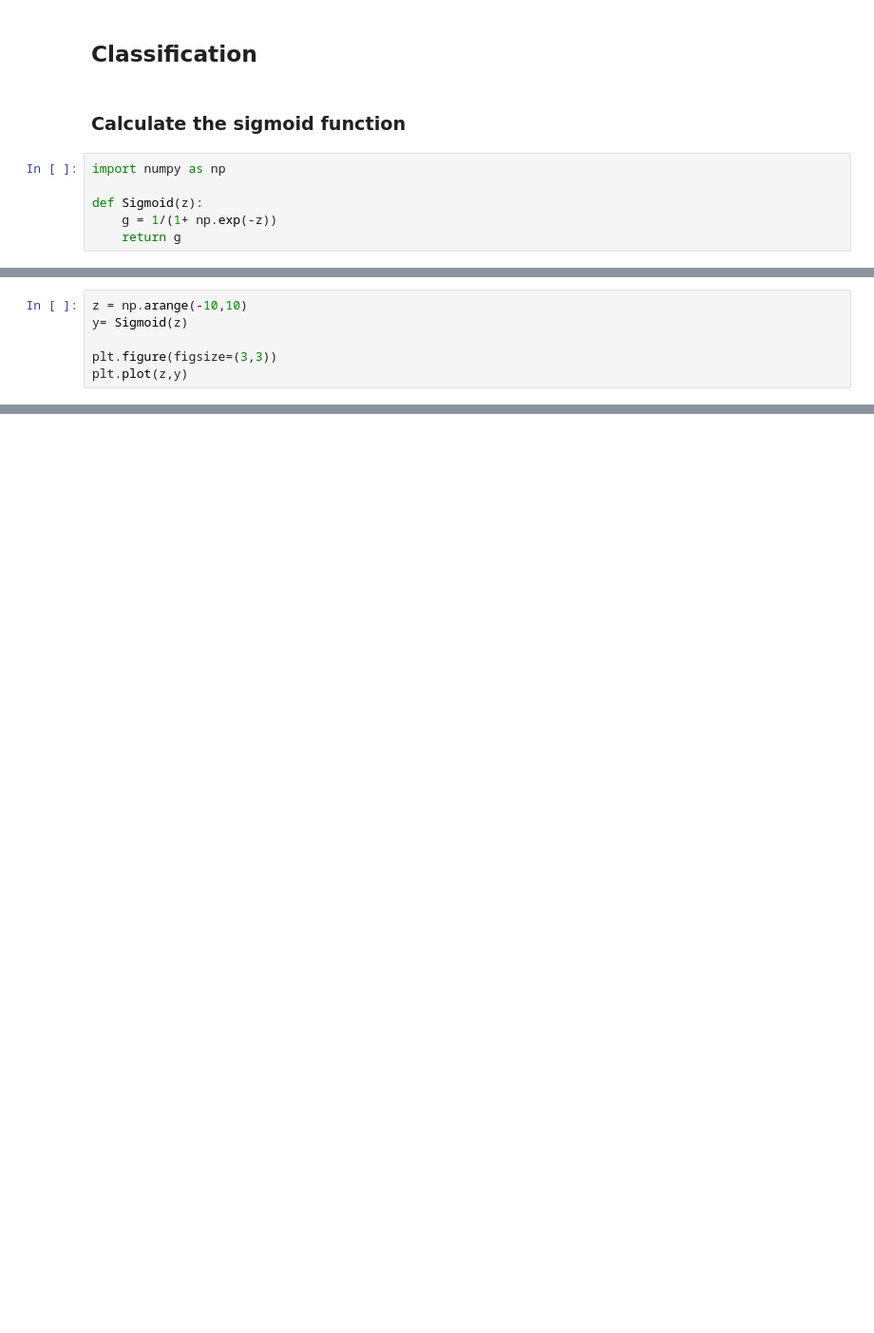
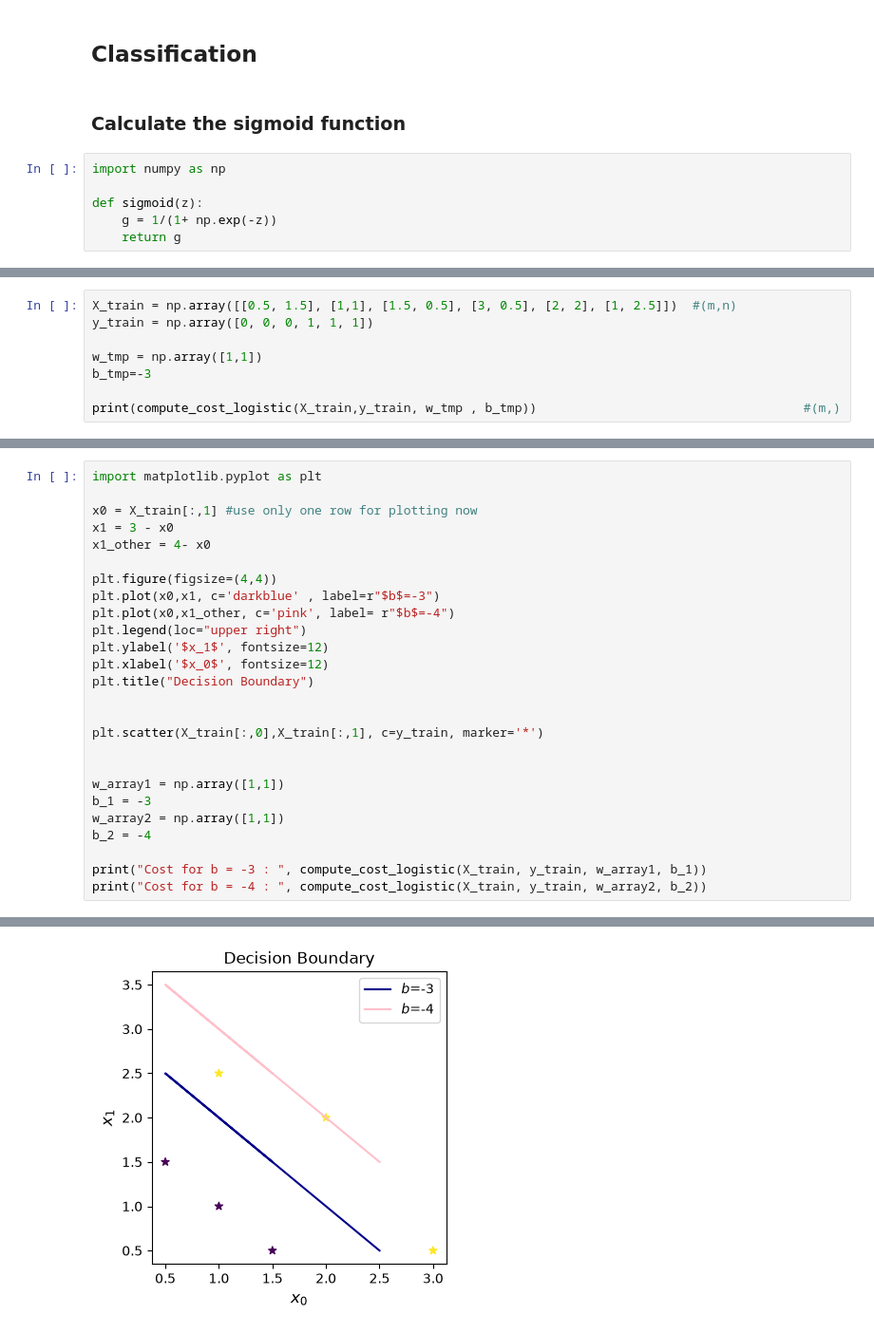
Before and after one commit to DeyNik/andrew-ng-ml-dl-notebooks, a Jupyter notebook: ml-specialization/c1_w3_classification.ipynb, the cells around one changed output, grey strips where cells are left out. Shown at 95% size. Drawn from its saved outputs; the diff is of its cells as text; blank space fills up the shorter version.

Commit message:
c1, week 3 logistic regression

```diff
--- a/ml-specialization/c1_w3_classification.ipynb
+++ b/ml-specialization/c1_w3_classification.ipynb
@@ -5,6 +5,6 @@
 # %%
 import numpy as np
 
-def Sigmoid(z):
+def sigmoid(z):
     g = 1/(1+ np.exp(-z))
     return g
@@ -11,7 +33,9 @@ def Sigmoid(z):
 # %%
-z = np.arange(-10,10)
-y= Sigmoid(z)
+X_train = np.array([[0.5, 1.5], [1,1], [1.5, 0.5], [3, 0.5], [2, 2], [1, 2.5]])  #(m,n)
+y_train = np.array([0, 0, 0, 1, 1, 1])
 
-plt.figure(figsize=(3,3))
-plt.plot(z,y)
+w_tmp = np.array([1,1])
+b_tmp=-3
+
+print(compute_cost_logistic(X_train,y_train, w_tmp , b_tmp))                                    #(m,)
 # %% [output]
@@ -37,0 +45,27 @@ def cost_function():
+# %%
+import matplotlib.pyplot as plt
+
+x0 = X_train[:,1] #use only one row for plotting now
+x1 = 3 - x0
+x1_other = 4- x0
+
+plt.figure(figsize=(4,4))
+plt.plot(x0,x1, c='darkblue' , label=r"$b$=-3")
+plt.plot(x0,x1_other, c='pink', label= r"$b$=-4")
+plt.legend(loc="upper right")
+plt.ylabel('$x_1$', fontsize=12)
+plt.xlabel('$x_0$', fontsize=12)
+plt.title("Decision Boundary")
+
+
+plt.scatter(X_train[:,0],X_train[:,1], c=y_train, marker='*')
+
+
+w_array1 = np.array([1,1])
+b_1 = -3
+w_array2 = np.array([1,1])
+b_2 = -4
+
+print("Cost for b = -3 : ", compute_cost_logistic(X_train, y_train, w_array1, b_1))
+print("Cost for b = -4 : ", compute_cost_logistic(X_train, y_train, w_array2, b_2))
+# %% [output]
@@ -37,0 +74 @@ def cost_function():
+[figure, added]
```
Also changed, not shown: parts of 16 cells of this notebook.
